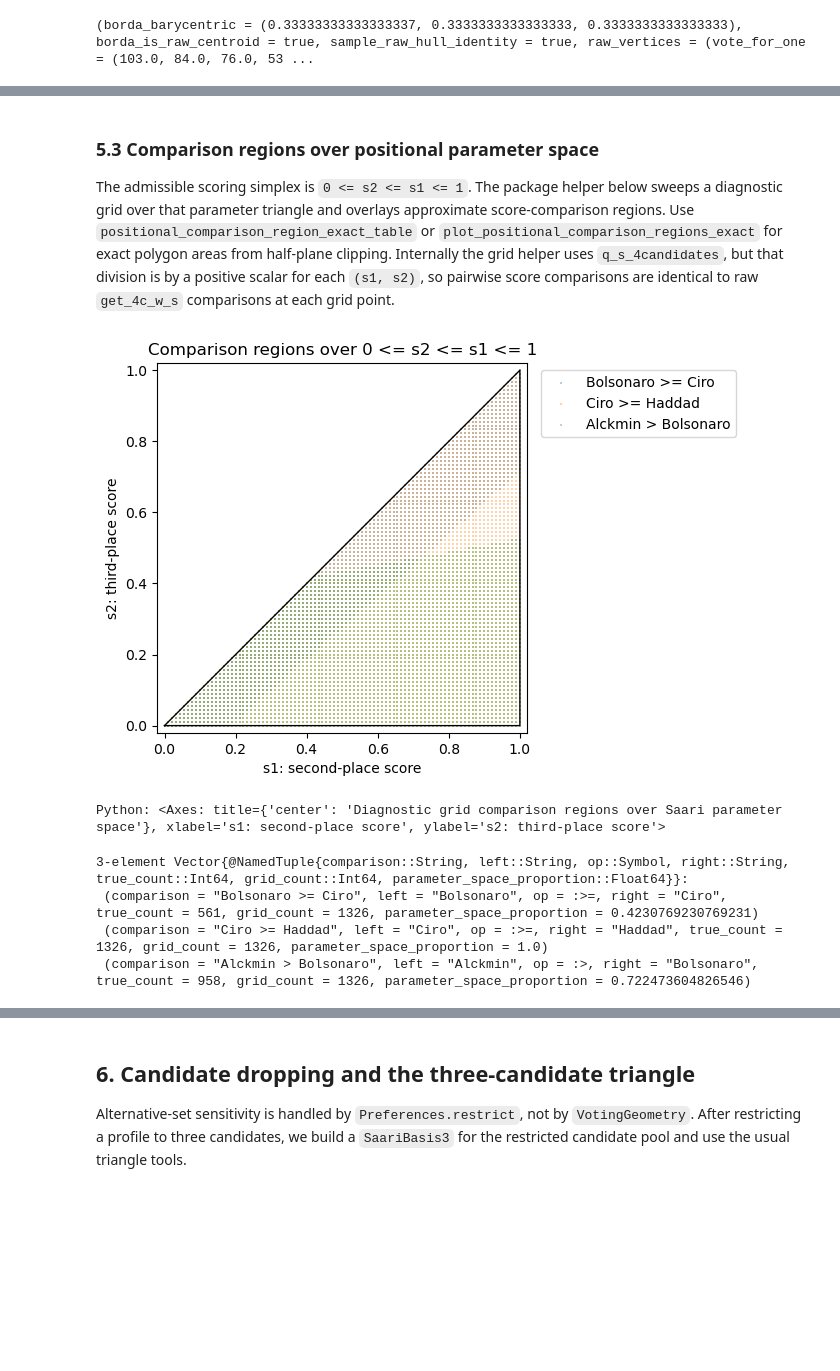
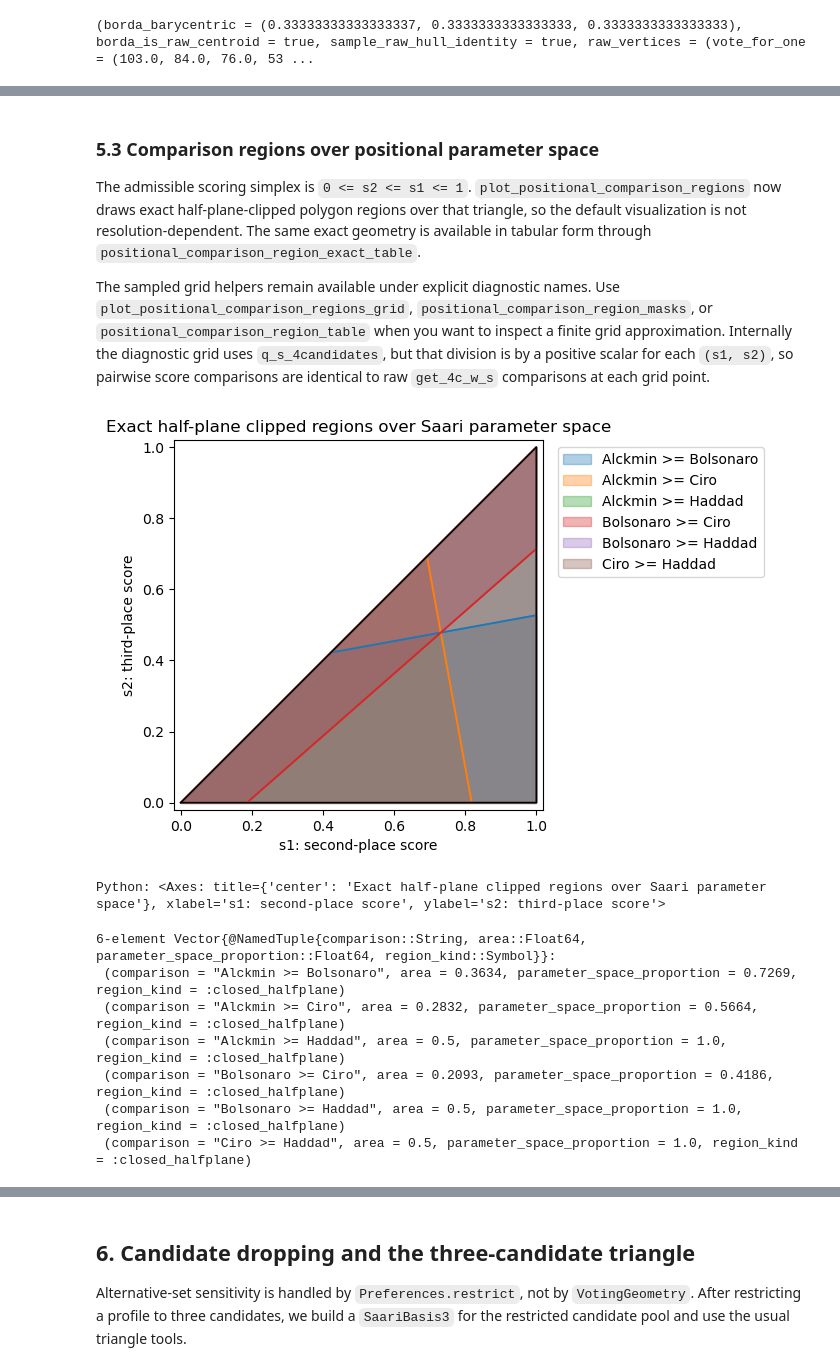
Before and after one commit to marcelovmaciel/phoenix-prefpol, a Jupyter notebook: VotingGeometry/examples/saari_geometry_walkthrough.ipynb, the cells around one changed output, grey strips where cells are left out. Cells and saved outputs as stored; diff of their text form; code cells hidden in the pictures; blank space fills up the shorter version.

Commit message:
better RegionPlot, but not perfect

```diff
--- a/VotingGeometry/examples/saari_geometry_walkthrough.ipynb
+++ b/VotingGeometry/examples/saari_geometry_walkthrough.ipynb
@@ -391,16 +391,30 @@ Python: <Axes: title={'center': 'Saari score-vector parameter space'}, xlabel='s
 # %% [markdown]
 ### 5.3 Comparison regions over positional parameter space
 
-The admissible scoring simplex is `0 <= s2 <= s1 <= 1`. The package helper below sweeps a diagnostic grid over that parameter triangle and overlays approximate score-comparison regions. Use `positional_comparison_region_exact_table` or `plot_positional_comparison_regions_exact` for exact polygon areas from half-plane clipping. Internally the grid helper uses `q_s_4candidates`, but that division is by a positive scalar for each `(s1, s2)`, so pairwise score comparisons are identical to raw `get_4c_w_s` comparisons at each grid point.
+The admissible scoring simplex is `0 <= s2 <= s1 <= 1`. `plot_positional_comparison_regions` now draws exact half-plane-clipped polygon regions over that triangle, so the default visualization is not resolution-dependent. The same exact geometry is available in tabular form through `positional_comparison_region_exact_table`.
+
+The sampled grid helpers remain available under explicit diagnostic names. Use `plot_positional_comparison_regions_grid`, `positional_comparison_region_masks`, or `positional_comparison_region_table` when you want to inspect a finite grid approximation. Internally the diagnostic grid uses `q_s_4candidates`, but that division is by a positive scalar for each `(s1, s2)`, so pairwise score comparisons are identical to raw `get_4c_w_s` comparisons at each grid point.
 # %%
-plot_positional_comparison_regions(p4_freq, labels4; resolution = 91)
+plot_positional_comparison_regions(p4_freq, labels4)
 # %% [output]
-[figure, old version]
+[figure, new version]
-Python: <Axes: title={'center': 'Diagnostic grid comparison regions over Saari parameter space'}, xlabel='s1: second-place score', ylabel='s2: third-place score'>
+Python: <Axes: title={'center': 'Exact half-plane clipped regions over Saari parameter space'}, xlabel='s1: second-place score', ylabel='s2: third-place score'>
 # %%
-positional_comparison_region_table(p4_freq, labels4; resolution = 51)
+exact_regions = positional_comparison_region_exact_table(p4_freq, labels4)
+[
+    (
+        comparison = row.comparison,
+        area = round(row.area; digits = 4),
+        parameter_space_proportion = round(row.parameter_space_proportion; digits = 4),
+        region_kind = row.region_kind,
+    )
+    for row in exact_regions
+]
 # %% [output]
-3-element Vector{@NamedTuple{comparison::String, left::String, op::Symbol, right::String, true_count::Int64, grid_count::Int64, parameter_space_proportion::Float64}}:
- (comparison = "Bolsonaro >= Ciro", left = "Bolsonaro", op = :>=, right = "Ciro", true_count = 561, grid_count = 1326, parameter_space_proportion = 0.4230769230769231)
- (comparison = "Ciro >= Haddad", left = "Ciro", op = :>=, right = "Haddad", true_count = 1326, grid_count = 1326, parameter_space_proportion = 1.0)
- (comparison = "Alckmin > Bolsonaro", left = "Alckmin", op = :>, right = "Bolsonaro", true_count = 958, grid_count = 1326, parameter_space_proportion = 0.722473604826546)
+6-element Vector{@NamedTuple{comparison::String, area::Float64, parameter_space_proportion::Float64, region_kind::Symbol}}:
+ (comparison = "Alckmin >= Bolsonaro", area = 0.3634, parameter_space_proportion = 0.7269, region_kind = :closed_halfplane)
+ (comparison = "Alckmin >= Ciro", area = 0.2832, parameter_space_proportion = 0.5664, region_kind = :closed_halfplane)
+ (comparison = "Alckmin >= Haddad", area = 0.5, parameter_space_proportion = 1.0, region_kind = :closed_halfplane)
+ (comparison = "Bolsonaro >= Ciro", area = 0.2093, parameter_space_proportion = 0.4186, region_kind = :closed_halfplane)
+ (comparison = "Bolsonaro >= Haddad", area = 0.5, parameter_space_proportion = 1.0, region_kind = :closed_halfplane)
+ (comparison = "Ciro >= Haddad", area = 0.5, parameter_space_proportion = 1.0, region_kind = :closed_halfplane)
```
Also changed, not shown: parts of 8 cells of this notebook, 1 other file.
